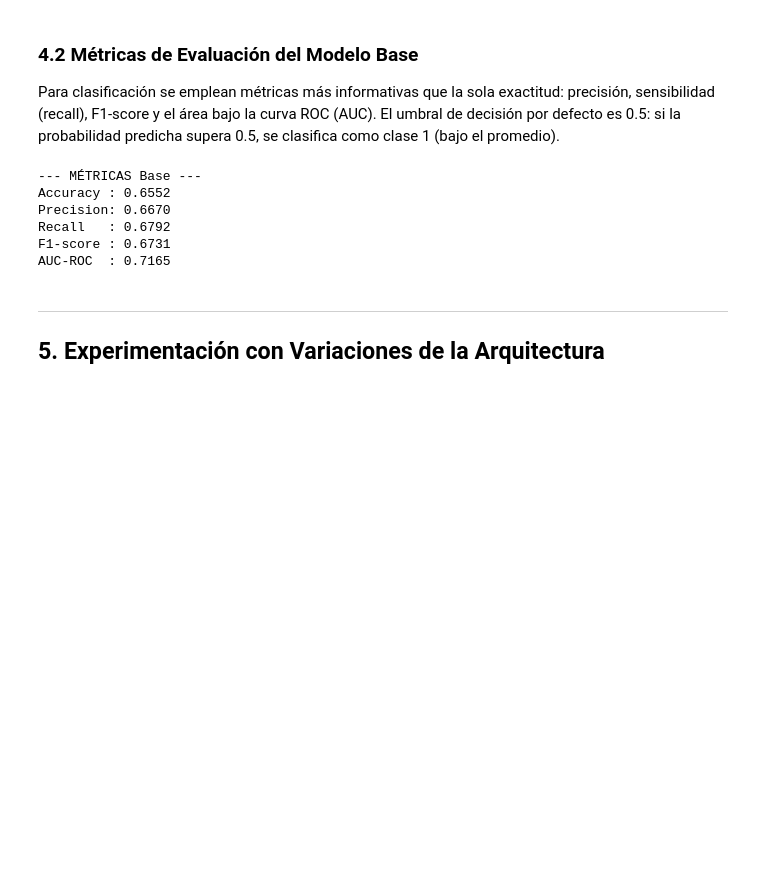
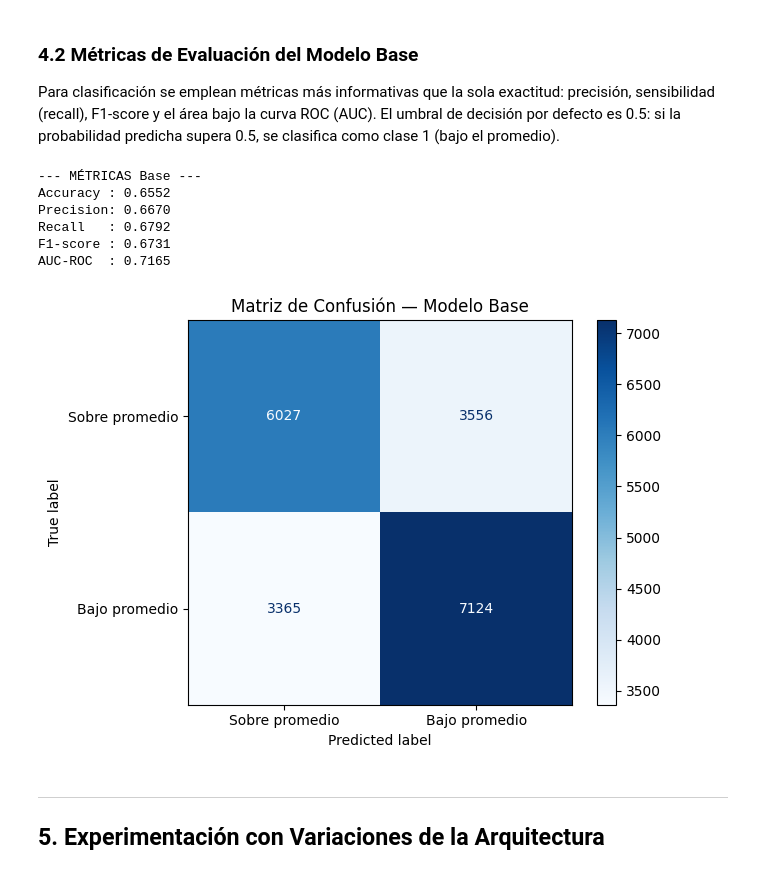
Before and after one commit to nicohidalgo19/Proyecto_2, a Jupyter notebook: Tarea4_modelos/Modelo_Clasificacion_GabrielJD.ipynb, the cells around one changed output. Saved outputs shown, nothing was run; the diff lists cells and outputs as text; code cells hidden in the pictures; blank space fills up the shorter version.

Commit message:
Se añadio una matriz de confusión para el modelo base

```diff
--- a/Tarea4_modelos/Modelo_Clasificacion_GabrielJD.ipynb
+++ b/Tarea4_modelos/Modelo_Clasificacion_GabrielJD.ipynb
@@ -376,6 +376,21 @@ Precision: 0.6670
 Recall   : 0.6792
 F1-score : 0.6731
 AUC-ROC  : 0.7165
+# %%
+# Matriz de confusión del modelo base
+# Permite visualizar aciertos y errores por cada clase
+y_prob_base = model_base.predict(X_test, verbose=0).flatten()
+y_pred_base = (y_prob_base >= 0.5).astype(int)
+
+cm = confusion_matrix(y_test, y_pred_base)
+disp = ConfusionMatrixDisplay(confusion_matrix=cm,
+                              display_labels=['Sobre promedio', 'Bajo promedio'])
+disp.plot(cmap='Blues', values_format='d')
+plt.title('Matriz de Confusión — Modelo Base')
+plt.tight_layout()
+plt.show()
+# %% [output]
+[figure, added]
 # %% [markdown]
 ---
 ## 5. Experimentación con Variaciones de la Arquitectura
```
